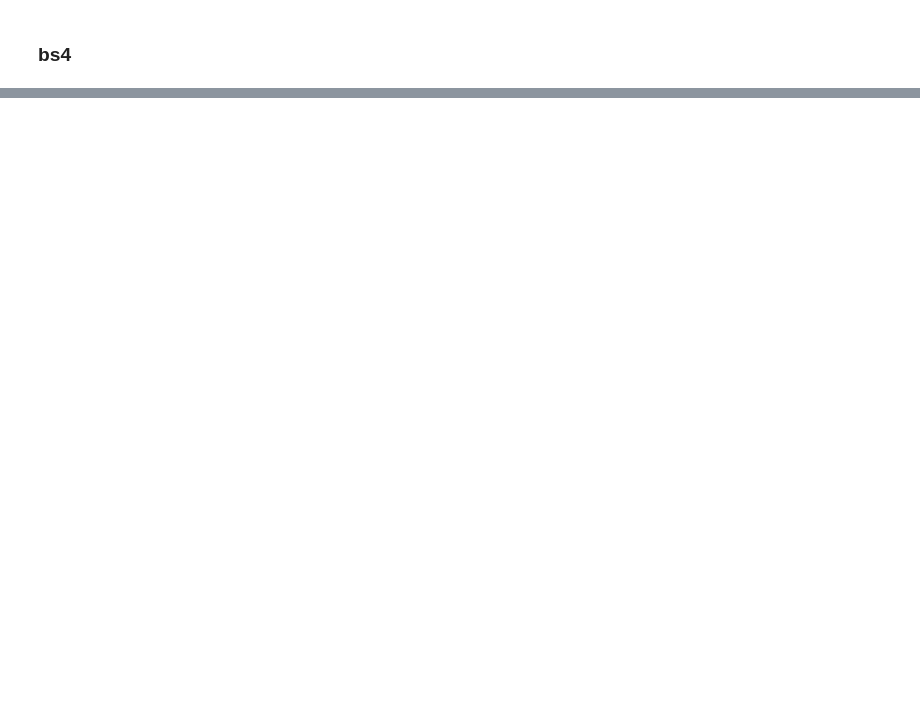
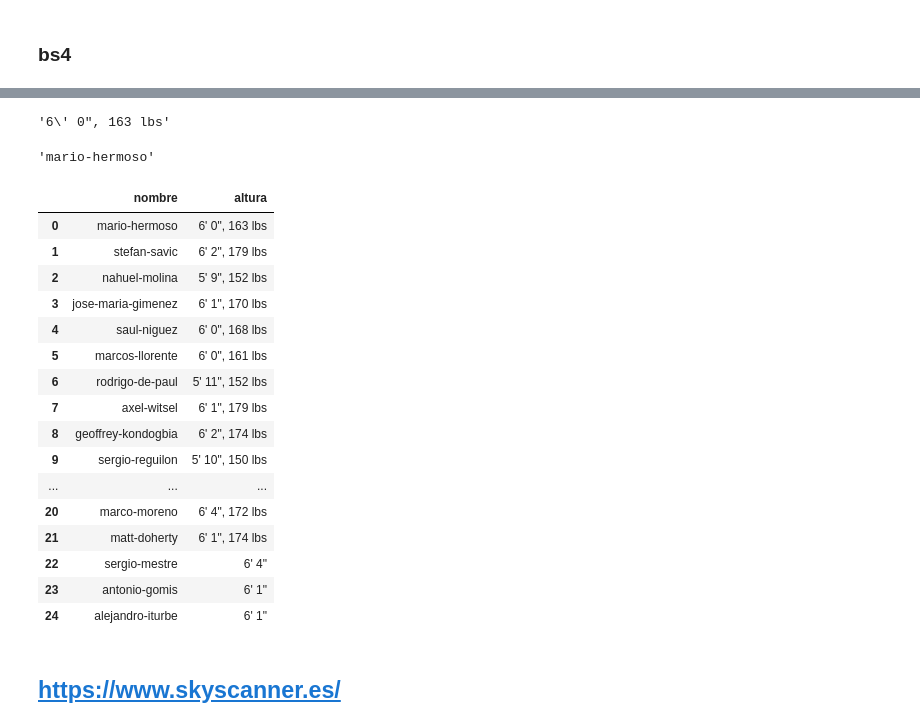
Before and after one commit to dataptmad0124/lessons, a Jupyter notebook: m1/20240224_Web_Scraping_(selenium).ipynb, the cells around one changed output, grey strips where cells are left out. Drawn from its saved outputs; the diff is of its cells as text; code cells hidden in the pictures; blank space fills up the shorter version.

```diff
--- a/m1/20240224_Web_Scraping_(selenium).ipynb
+++ b/m1/20240224_Web_Scraping_(selenium).ipynb
@@ -90,0 +440,8 @@ https://www.espn.com/soccer/competitions
+# %%
+links = []
+
+for e in tabla.find_elements(By.CSS_SELECTOR, 'a.AnchorLink')[3:]:
+
+    url = e.get_attribute('href')
+
+    links.append(url)
@@ -90,0 +470,4 @@ https://www.espn.com/soccer/competitions
+# %%
+driver.find_element(By.XPATH, '//*[@id="fittPageContainer"]/div[2]/div[1]/div/div/div[1]/div[2]/div/ul/li[1]/div[2]/div').text
+# %% [output]
+'6\' 0", 163 lbs'
@@ -90,0 +476,40 @@ https://www.espn.com/soccer/competitions
+# %%
+links[0].split('/')[-1]
+# %% [output]
+'mario-hermoso'
+# %%
+# si falla por el xpath, se usa css_selector sin id (#fittPageContainer)
+
+data = []
+
+for e in links:
+
+    driver.get(e)
+
+    altura = driver.find_element(By.XPATH, '//*[@id="fittPageContainer"]/div[2]/div[1]/div/div/div[1]/div[2]/div/ul/li[1]/div[2]/div').text
+
+    nombre = e.split('/')[-1]
+
+    dictio = {'nombre': nombre, 'altura': altura}
+
+    data.append(dictio)
+# %%
+pd.DataFrame(data)
+# %% [output]
+|  | nombre | altura |
+| 0 | mario-hermoso | 6' 0", 163 lbs |
+| 1 | stefan-savic | 6' 2", 179 lbs |
+| 2 | nahuel-molina | 5' 9", 152 lbs |
+| 3 | jose-maria-gimenez | 6' 1", 170 lbs |
+| 4 | saul-niguez | 6' 0", 168 lbs |
+| 5 | marcos-llorente | 6' 0", 161 lbs |
+| 6 | rodrigo-de-paul | 5' 11", 152 lbs |
+| 7 | axel-witsel | 6' 1", 179 lbs |
+| 8 | geoffrey-kondogbia | 6' 2", 174 lbs |
+| 9 | sergio-reguilon | 5' 10", 150 lbs |
+| ... | ... | ... |
+| 20 | marco-moreno | 6' 4", 172 lbs |
+| 21 | matt-doherty | 6' 1", 174 lbs |
+| 22 | sergio-mestre | 6' 4" |
+| 23 | antonio-gomis | 6' 1" |
+| 24 | alejandro-iturbe | 6' 1" |
@@ -90,0 +518,2 @@ https://www.espn.com/soccer/competitions
+# %% [markdown]
+## https://www.skyscanner.es/
```
Also changed, not shown: parts of 69 cells of this notebook.
